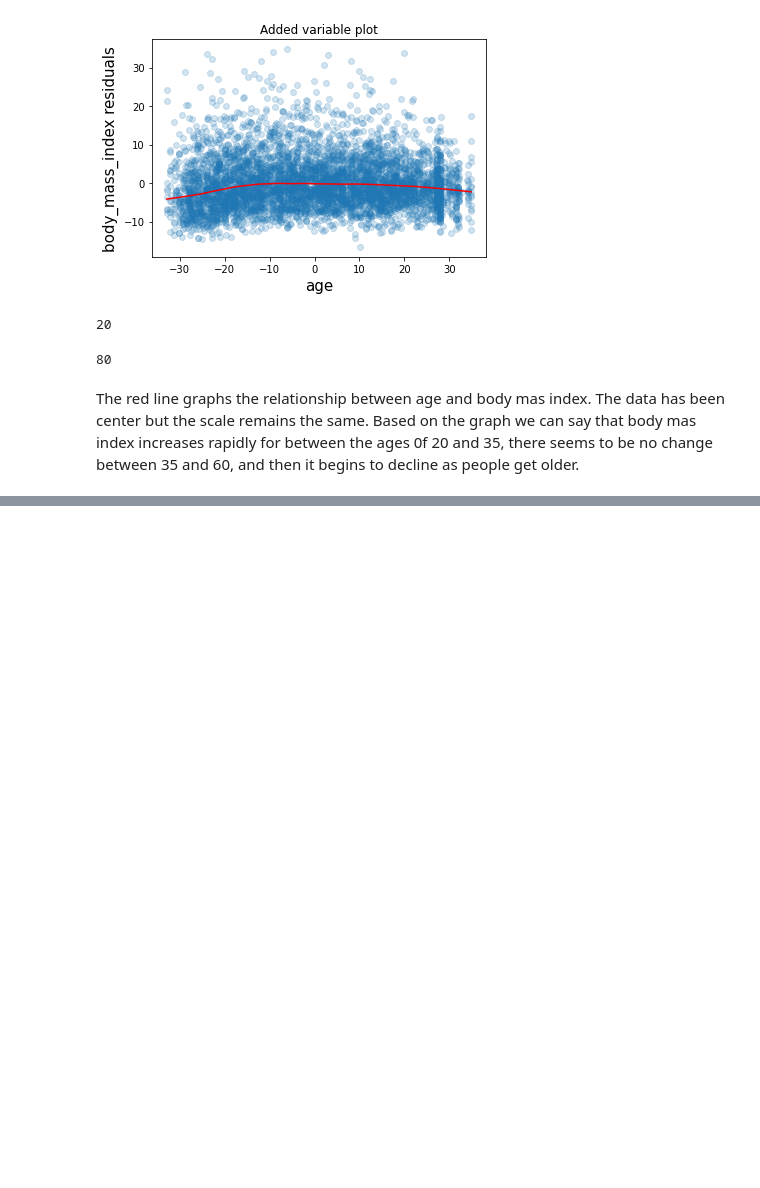
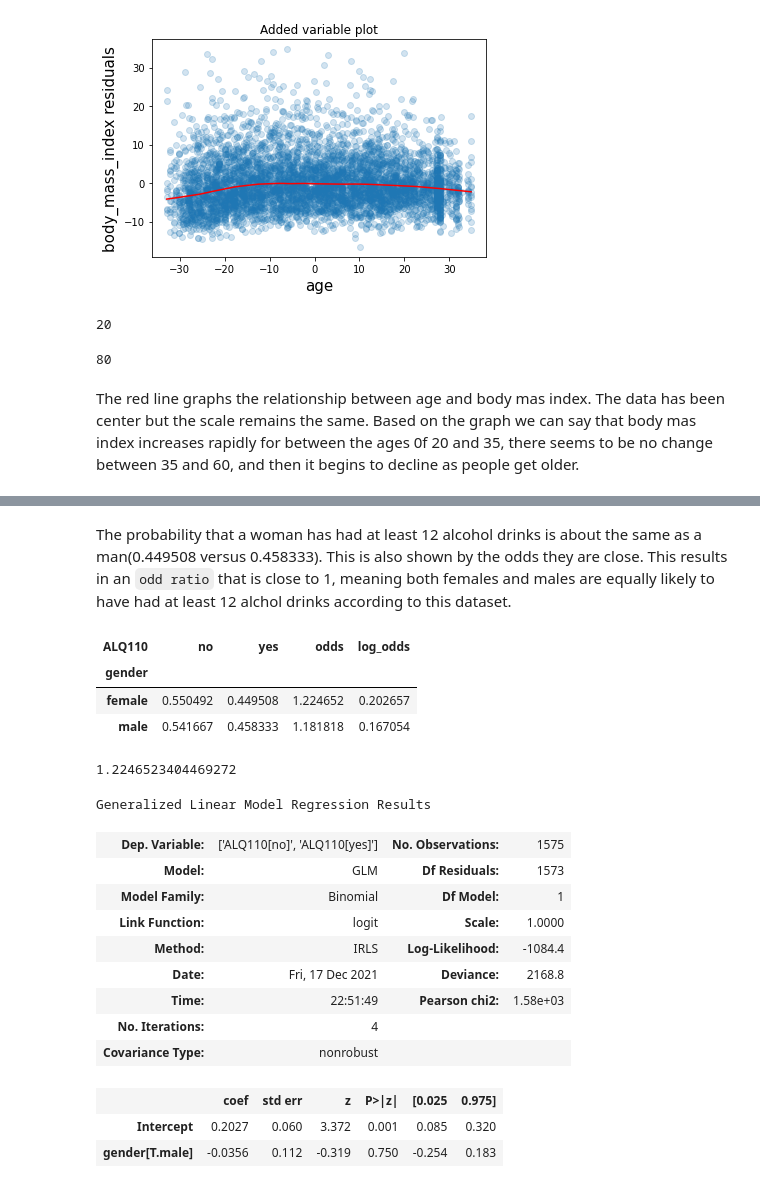
Before and after one commit to jaimebunay/statistics_in_python, a Jupyter notebook: inferential_statistics/regressions.ipynb, the cells around one changed output, grey strips where cells are left out. Drawn from its saved outputs; the diff is of its cells as text; code cells hidden in the pictures; blank space fills up the shorter version.

Commit message:
began logistic regression

```diff
--- a/inferential_statistics/regressions.ipynb
+++ b/inferential_statistics/regressions.ipynb
@@ -317,0 +266,12 @@ model.params.race_hispanic_origin[T]
+# %%
+# get required data
+df = pd.read_csv(Path('data/nhanes_2015_2016.csv'), usecols=["ALQ110", "RIDAGEYR", "RIAGENDR", "DMDEDUC2"]).dropna()
+df.columns = ['ALQ110', 'gender', 'age', 'education_level']
+df.reset_index(inplace=True, drop=True)
+
+# change interger codes
+df.gender = df.gender.replace({1:'male', 2:'female'})
+df.education_level = df.education_level.replace({1:'Less than 9th grade', 2:'9-11th grade', 3:'Highschool graduate',4:'Some college',
+                                                5:'College graduate', 7:'Refused',9:"Don't Know"})
+df.ALQ110 = df.ALQ110.replace({1:'yes', 2:'no', 7:np.nan, 9:np.nan}).dropna()
+df.head()
@@ -317,0 +307,34 @@ model.params.race_hispanic_origin[T]
+# %% [markdown]
+The probability that a woman has had at least 12 alcohol drinks is about the same as a man(0.449508 versus 0.458333). This is also shown by the odds they are close. This results in an `odd ratio` that is close to 1, meaning both females and males are equally likely to have had at least 12 alchol drinks according to this dataset.
+# %%
+# log odds
+odd_table['log_odds'] = np.log(odd_table['odds'])
+display(odd_table)
+# %% [output]
+| ALQ110 | no | yes | odds | log_odds |
+| gender |  |  |  |  |
+| female | 0.550492 | 0.449508 | 1.224652 | 0.202657 |
+| male | 0.541667 | 0.458333 | 1.181818 | 0.167054 |
+# %%
+# calculate odds from log_odds, just exponentiate the log odds
+np.exp(0.202657)
+# %% [output]
+1.2246523404469272
+# %%
+# instantiate and fit model
+model = sm.GLM.from_formula("ALQ110 ~ gender", family=sm.families.Binomial(), data=df).fit()
+model.summary()
+# %% [output]
+Generalized Linear Model Regression Results
+| Dep. Variable: | ['ALQ110[no]', 'ALQ110[yes]'] | No. Observations: | 1575 |
+| Model: | GLM | Df Residuals: | 1573 |
+| Model Family: | Binomial | Df Model: | 1 |
+| Link Function: | logit | Scale: | 1.0000 |
+| Method: | IRLS | Log-Likelihood: | -1084.4 |
+| Date: | Fri, 17 Dec 2021 | Deviance: | 2168.8 |
+| Time: | 22:51:49 | Pearson chi2: | 1.58e+03 |
+| No. Iterations: | 4 |  |  |
+| Covariance Type: | nonrobust |  |  |
+|  | coef | std err | z | P>|z| | [0.025 | 0.975] |
+| Intercept | 0.2027 | 0.060 | 3.372 | 0.001 | 0.085 | 0.320 |
+| gender[T.male] | -0.0356 | 0.112 | -0.319 | 0.750 | -0.254 | 0.183 |
```
Also changed, not shown: parts of 12 cells of this notebook.
